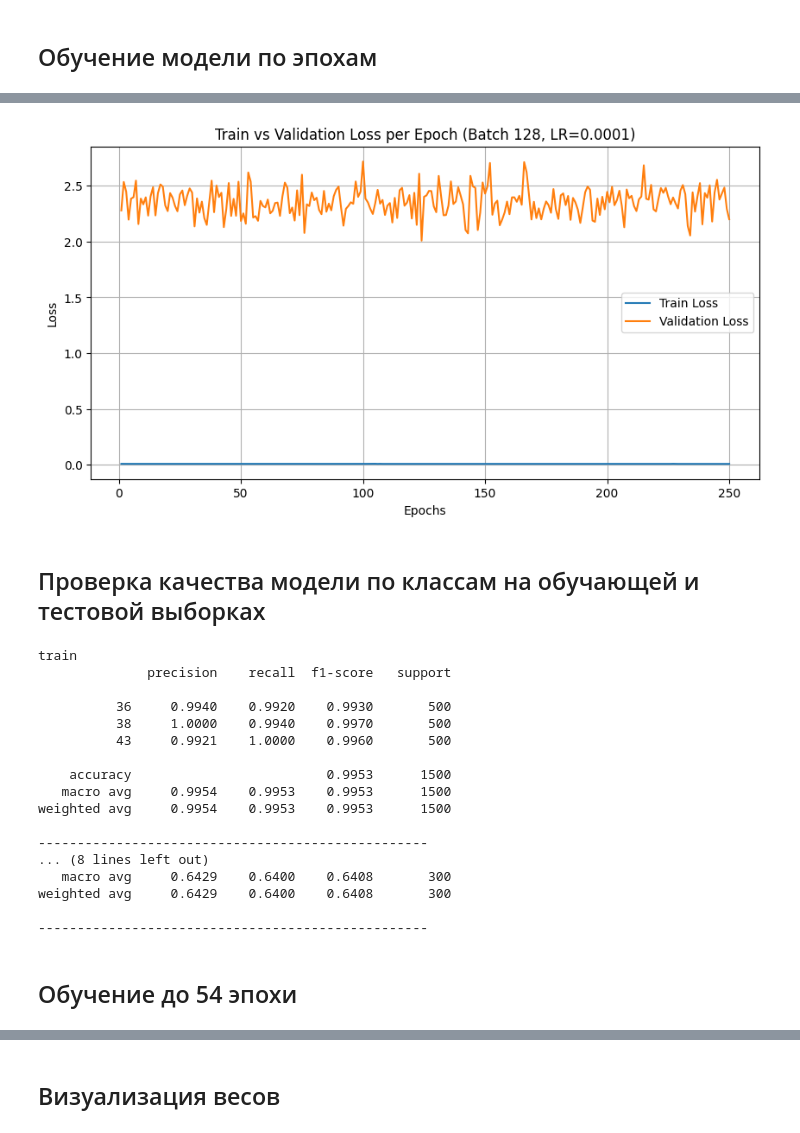
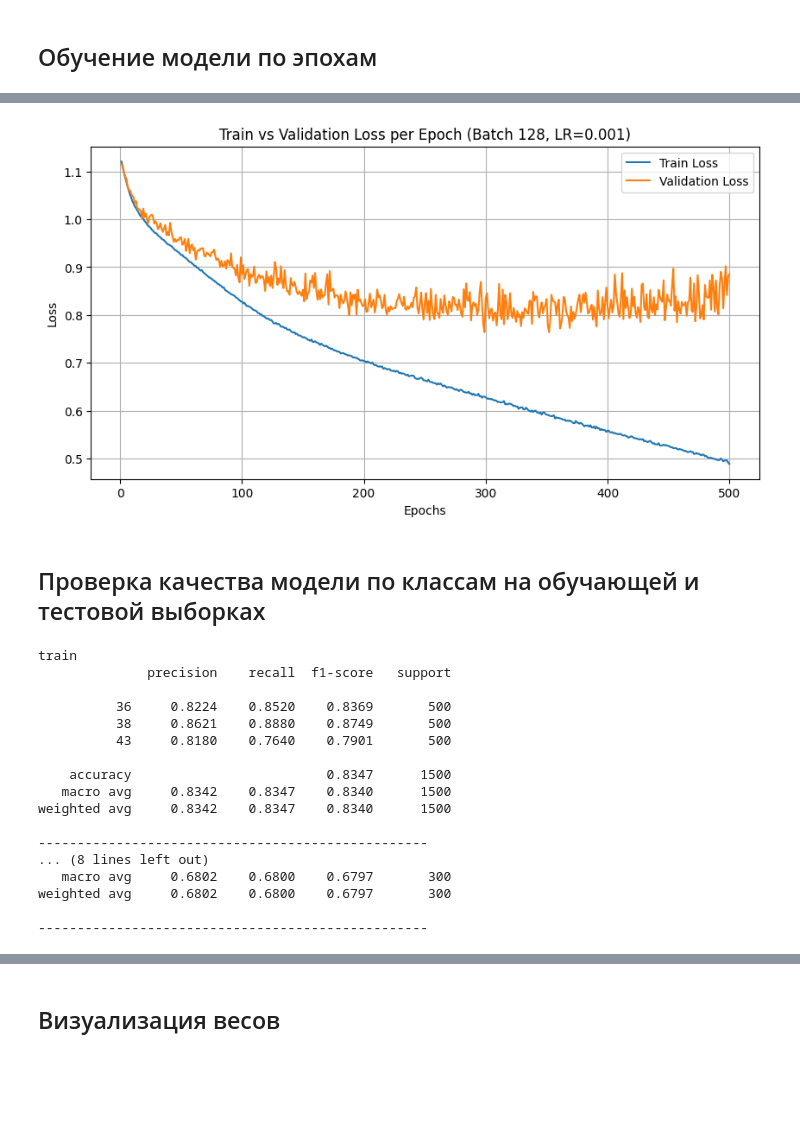
Before and after one commit to daradanci/DeepLearning, a Jupyter notebook: notebooks/Lab1.ipynb, the cells around one changed output, grey strips where cells are left out. Saved outputs shown, nothing was run; the diff lists cells and outputs as text; code cells hidden in the pictures; blank space fills up the shorter version.

```diff
--- a/notebooks/Lab1.ipynb
+++ b/notebooks/Lab1.ipynb
@@ -487,9 +487,11 @@ class Cifar100_MLP(nn.Module):
         # https://blog.jovian.ai/image-classification-of-cifar100-dataset-using-pytorch-8b7145242df1
         self.norm = Normalize([0.5074,0.4867,0.4411],[0.2011,0.1987,0.2025])  # Подключаем нормализацию
         self.seq = nn.Sequential(
-            nn.Linear(32*32*3, hidden_size),  # Полносвязный слой (3072 -> hidden_size)
+            nn.Linear(32*32*3, 8),  # Полносвязный слой (3072 -> hidden_size)
             nn.ReLU(),                        # Функция активации ReLU
-            nn.Linear(hidden_size, classes),  # Выходной слой (hidden_size -> classes)
+            nn.Linear(8, 8),  # Полносвязный слой (3072 -> hidden_size)
+            nn.ReLU(),                        # Функция активации ReLU
+            nn.Linear(8, 3),  # Выходной слой (hidden_size -> classes)
         )
 
     def forward(self, input):
@@ -517,8 +521,8 @@ optimizer = optim.SGD(model.parameters(), lr=0.005)
 ## Обучение модели по эпохам
 # %%
 batch_size = 128
-learning_rate = 0.005
-EPOCHS = 250
+learning_rate = 0.001
+EPOCHS = 500
 
 dataloader = {}
 for (X, y), part in zip([(train_X, train_y), (test_X, test_y)], ['train', 'test']):
@@ -576,7 +580,7 @@ plt.plot(range(1, EPOCHS + 1), train_losses, label='Train Loss')
 plt.plot(range(1, EPOCHS + 1), val_losses, label='Validation Loss')
 plt.xlabel('Epochs')
 plt.ylabel('Loss')
-plt.title('Train vs Validation Loss per Epoch (Batch 128, LR=0.0001)')
+plt.title('Train vs Validation Loss per Epoch (Batch 128, LR=0.001)')
 plt.legend()
 plt.grid(True)
 plt.show()
@@ -601,4 +605,4 @@ plt.show()
-[figure, old version]
+[figure, new version]
 # %% [markdown]
 ## Проверка качества модели по классам на обучающей и тестовой выборках
 # %%
@@ -628,19 +632,17 @@ for part in ['train', 'test']:
 train
               precision    recall  f1-score   support
 
-          36     0.9940    0.9920    0.9930       500
-          38     1.0000    0.9940    0.9970       500
-          43     0.9921    1.0000    0.9960       500
+          36     0.8224    0.8520    0.8369       500
+          38     0.8621    0.8880    0.8749       500
+          43     0.8180    0.7640    0.7901       500
 
-    accuracy                         0.9953      1500
-   macro avg     0.9954    0.9953    0.9953      1500
-weighted avg     0.9954    0.9953    0.9953      1500
+    accuracy                         0.8347      1500
+   macro avg     0.8342    0.8347    0.8340      1500
+weighted avg     0.8342    0.8347    0.8340      1500
 
 --------------------------------------------------
 ... (8 lines left out)
-   macro avg     0.6429    0.6400    0.6408       300
-weighted avg     0.6429    0.6400    0.6408       300
+   macro avg     0.6802    0.6800    0.6797       300
+weighted avg     0.6802    0.6800    0.6797       300
 
 --------------------------------------------------
-# %% [markdown]
-## Обучение до 54 эпохи
```
Also changed, not shown: parts of 23 cells of this notebook.
